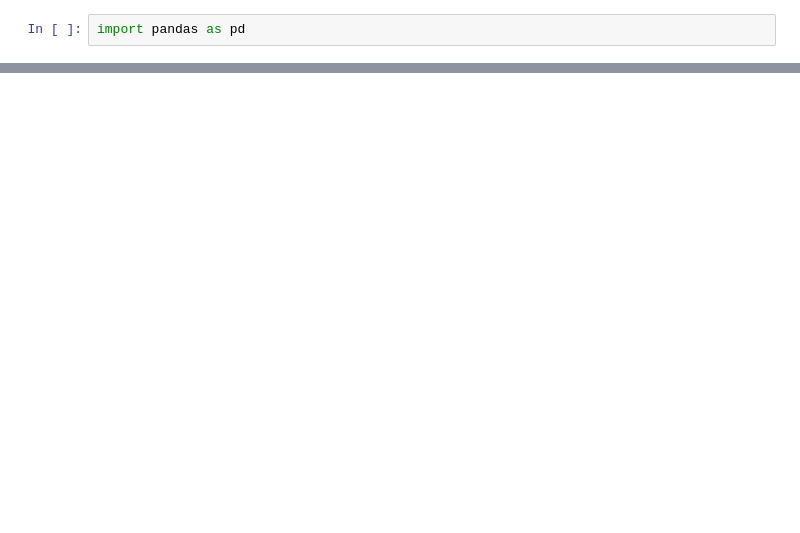
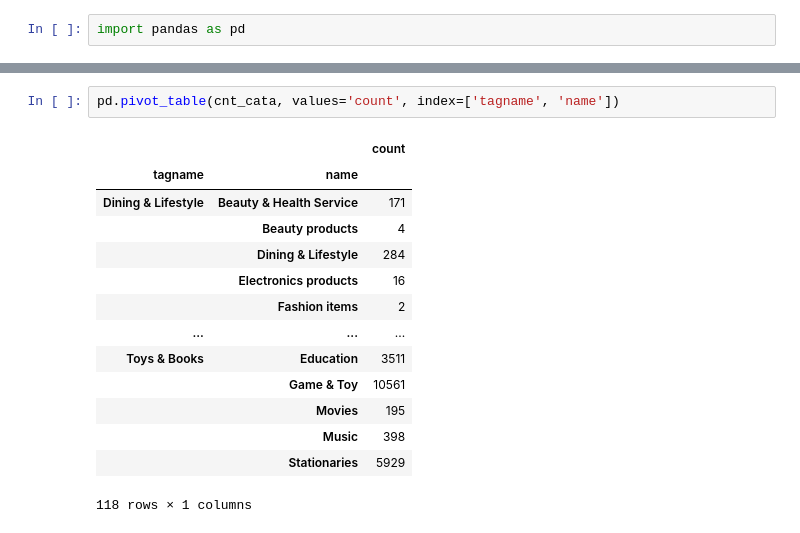
Before and after one commit to oscartse/kedro_ecommerce_pipeline, a Jupyter notebook: hktvmall_plot.ipynb, the cells around one changed output, grey strips where cells are left out. Saved outputs shown, nothing was run; the diff lists cells and outputs as text; blank space fills up the shorter version.

```diff
--- a/hktvmall_plot.ipynb
+++ b/hktvmall_plot.ipynb
@@ -82,0 +140,17 @@ df.iloc[3].perfectPartnerPromotion
+# %%
+pd.pivot_table(cnt_cata, values='count', index=['tagname', 'name'])
+# %% [output]
+|  |  | count |
+| tagname | name |  |
+| Dining & Lifestyle | Beauty & Health Service | 171 |
+|  | Beauty products | 4 |
+|  | Dining & Lifestyle | 284 |
+|  | Electronics products | 16 |
+|  | Fashion items | 2 |
+| ... | ... | ... |
+| Toys & Books | Education | 3511 |
+|  | Game & Toy | 10561 |
+|  | Movies | 195 |
+|  | Music | 398 |
+|  | Stationaries | 5929 |
+118 rows × 1 columns
```
Also changed, not shown: parts of 32 cells of this notebook, 3 other files.
